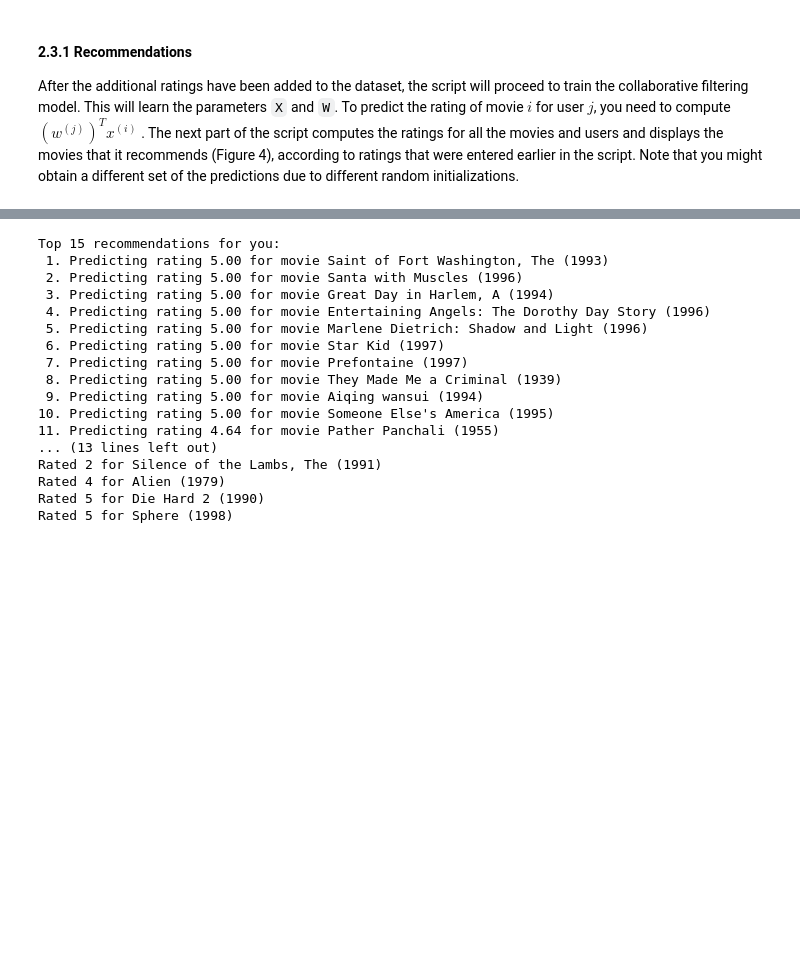
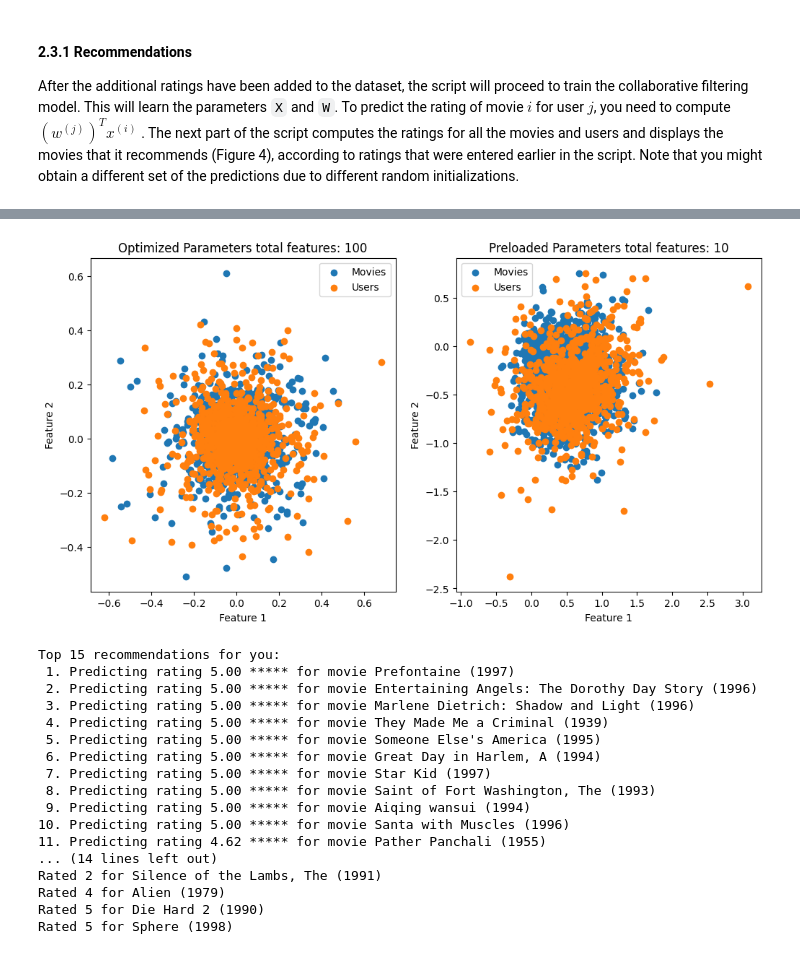
Before and after one commit to lexxai/goit_python_ds_hw_07, a Jupyter notebook: goit_python_ds_hw_07_part_2.ipynb, the cells around one changed output, grey strips where cells are left out. Saved outputs shown, nothing was run; the diff lists cells and outputs as text; code cells hidden in the pictures; blank space fills up the shorter version.

```diff
--- a/goit_python_ds_hw_07_part_2.ipynb
+++ b/goit_python_ds_hw_07_part_2.ipynb
@@ -405,31 +532,72 @@ Recommender system learning completed. num_features=10
+# %%
+# Extract the optimized parameters
+params = result.x
+
+# Plot the result
+fig, axes = plt.subplots(1, 2, figsize=(12, 6))
+ax_id = 0
+
+axes[ax_id].scatter(X[:, 0], X[:, 1], label='Movies')
+axes[ax_id].scatter(W[:, 0], W[:, 1], label='Users')
+axes[ax_id].set_xlabel('Feature 1')
+axes[ax_id].set_ylabel('Feature 2')
+axes[ax_id].set_title(f'Optimized Parameters total features: {num_features}')
+axes[ax_id].legend()
+
+ax_id += 1
+
+axes[ax_id].scatter(p_X[:, 0], p_X[:, 1], label='Movies')
+axes[ax_id].scatter(p_W[:, 0], p_W[:, 1], label='Users')
+axes[ax_id].set_xlabel('Feature 1')
+axes[ax_id].set_ylabel('Feature 2')
+axes[ax_id].set_title(f'Preloaded Parameters total features: {p_num_features[0][0]}')
+axes[ax_id].legend()
+
+plt.show()
+# %% [output]
+[figure, added]
 # %%
-p = X.dot(Theta.T)
-my_predictions = p[:, 0] + Y_mean
+predict = X.dot(W.T)
+
+uid = 0 # new added custom user ias first
+# Resore values to range of rating prior mean
+my_predictions = predict[:, uid] + Y_mean
+# print(my_predictions)
+
 #print(my_predictions.shape)
-top_predictions = 15
+top_predictions_r = 15
+top_predictions = top_predictions_r+len(movies_id_list)
 idx = np.argsort(my_predictions)[:-top_predictions-1:-1]
 #print(idx.shape)
-print(f'Top {top_predictions} recommendations for you:')
-for i,id in enumerate(idx,start=1):
-    print(f'{i:2}. Predicting rating {my_predictions[id]:.2f} for movie {movie_list[id]:s}')
+print(f'Top {top_predictions_r} recommendations for you:')
+i = 0
+j = 1
+while j < top_predictions_r+1:
+    id = idx[i]
+    i += 1
+    if id in movies_id_list:
+      print(f"\tskip user rated movie '{movie_list[id]}' with predicted rating {my_predictions[id]:.2f} ")
+      continue
+    print(f'{j:2}. Predicting rating {my_predictions[id]:.2f} {"*"*round(my_predictions[id]):5} for movie {movie_list[id]:s}')
+    j += 1
 
 print('\nOriginal ratings provided:')
 for i in np.argwhere(my_ratings > 0).ravel():
     print('Rated {} for {}'.format(my_ratings[i], movie_list[i]))
 # %% [output]
 Top 15 recommendations for you:
- 1. Predicting rating 5.00 for movie Saint of Fort Washington, The (1993)
- 2. Predicting rating 5.00 for movie Santa with Muscles (1996)
- 3. Predicting rating 5.00 for movie Great Day in Harlem, A (1994)
- 4. Predicting rating 5.00 for movie Entertaining Angels: The Dorothy Day Story (1996)
- 5. Predicting rating 5.00 for movie Marlene Dietrich: Shadow and Light (1996)
- 6. Predicting rating 5.00 for movie Star Kid (1997)
- 7. Predicting rating 5.00 for movie Prefontaine (1997)
- 8. Predicting rating 5.00 for movie They Made Me a Criminal (1939)
- 9. Predicting rating 5.00 for movie Aiqing wansui (1994)
-10. Predicting rating 5.00 for movie Someone Else's America (1995)
-11. Predicting rating 4.64 for movie Pather Panchali (1955)
-... (13 lines left out)
+ 1. Predicting rating 5.00 ***** for movie Prefontaine (1997)
+ 2. Predicting rating 5.00 ***** for movie Entertaining Angels: The Dorothy Day Story (1996)
+ 3. Predicting rating 5.00 ***** for movie Marlene Dietrich: Shadow and Light (1996)
+ 4. Predicting rating 5.00 ***** for movie They Made Me a Criminal (1939)
+ 5. Predicting rating 5.00 ***** for movie Someone Else's America (1995)
+ 6. Predicting rating 5.00 ***** for movie Great Day in Harlem, A (1994)
+ 7. Predicting rating 5.00 ***** for movie Star Kid (1997)
+ 8. Predicting rating 5.00 ***** for movie Saint of Fort Washington, The (1993)
+ 9. Predicting rating 5.00 ***** for movie Aiqing wansui (1994)
+10. Predicting rating 5.00 ***** for movie Santa with Muscles (1996)
+11. Predicting rating 4.62 ***** for movie Pather Panchali (1955)
+... (14 lines left out)
 Rated 2 for Silence of the Lambs, The (1991)
 Rated 4 for Alien (1979)
 Rated 5 for Die Hard 2 (1990)
```
Also changed, not shown: parts of 17 cells of this notebook.
